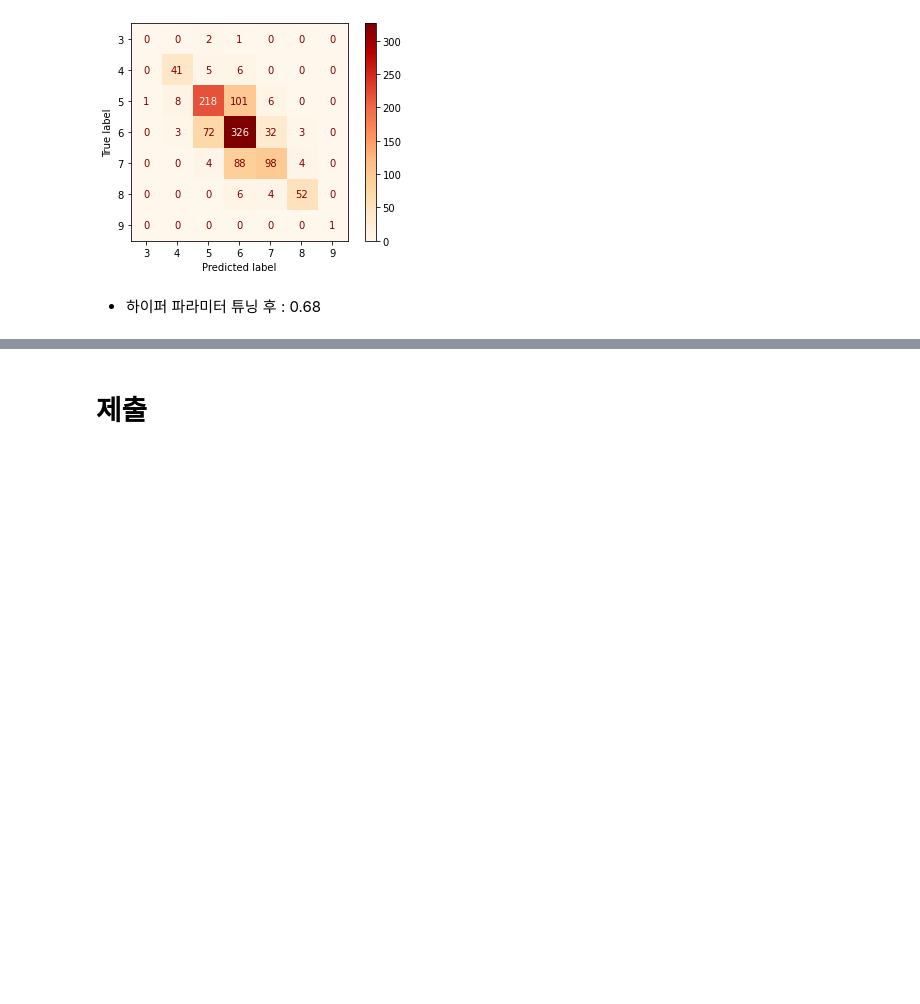
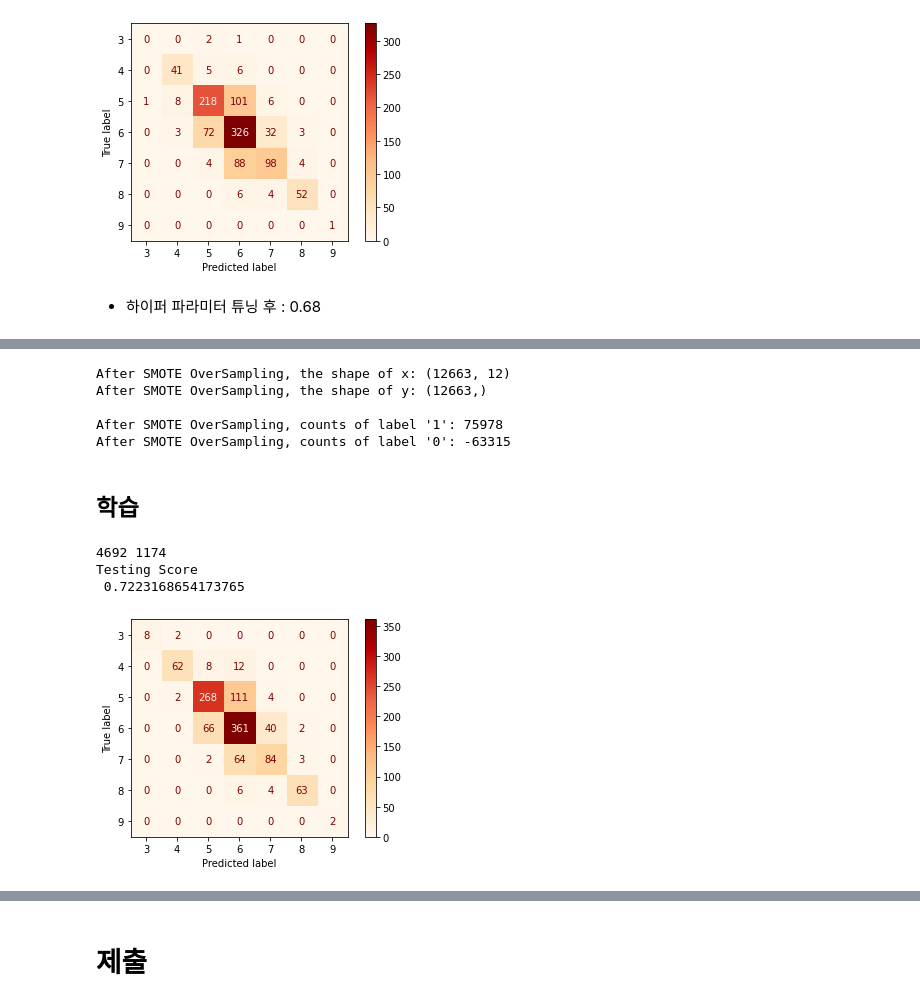
Before and after one commit to Sunnnyyy16/Dacon_study, a Jupyter notebook: wine/wine_quality.ipynb, the cells around one changed output, grey strips where cells are left out. Drawn from its saved outputs; the diff is of its cells as text; code cells hidden in the pictures; blank space fills up the shorter version.

```diff
--- a/wine/wine_quality.ipynb
+++ b/wine/wine_quality.ipynb
@@ -262,6 +262,6 @@ Name: quality, dtype: int64
 # %%
 # 수가 적은 class(3,4,8,9) 2배로 늘리기
 before_aug = len(train)
-train = train.append(train[train['quality'].isin([2,4,8,9])])
+train = train.append(train[train['quality'].isin([3,4,8,9])])
 print('Augmented: +', len(train)- before_aug)
 # %% [output]
@@ -380,0 +385,5 @@ Testing Score
+# %%
+X = train.drop(['index','quality'],axis=1)
+y = train['quality']
+# %%
+train_x, val_x, train_y, val_y = train_test_split(X,y,test_size=.2, random_state=42)
@@ -380,0 +409,14 @@ Testing Score
+# %%
+print('After SMOTE OverSampling, the shape of x: {}'.format(x_smote.shape))
+print('After SMOTE OverSampling, the shape of y: {} \n'.format(y_smote.shape))
+
+print("After SMOTE OverSampling, counts of label '1': {}".format(y_smote.sum()))
+print("After SMOTE OverSampling, counts of label '0': {}".format(len(y_smote)-y_smote.sum()))
+# %% [output]
+After SMOTE OverSampling, the shape of x: (12663, 12)
+After SMOTE OverSampling, the shape of y: (12663,)
+
+After SMOTE OverSampling, counts of label '1': 75978
+After SMOTE OverSampling, counts of label '0': -63315
+# %% [markdown]
+## 학습
@@ -380,0 +429,21 @@ Testing Score
+# %%
+def Model(model):
+    model.fit(train_x,train_y)
+    score = model.score(val_x,val_y)
+    model_train_score= model.score(train_x,train_y)
+    model_test_score=model.score(val_x,val_y)
+    prediction = model.predict(val_x)
+    cm = confusion_matrix(val_y, prediction)
+    print("Testing Score\n", score)
+    plot_confusion_matrix(model,val_x,val_y,cmap='OrRd')
+# %%
+lgbm_clf = LGBMClassifier(n_estimators=500, random_state=42)
+
+print(len(train_x), len(val_x))
+lgbm_clf.fit(train_x, train_y)
+Model(lgbm_clf)
+# %% [output]
+4692 1174
+Testing Score
+ 0.7223168654173765
+[figure, added]
```
Also changed, not shown: parts of 23 cells of this notebook.
